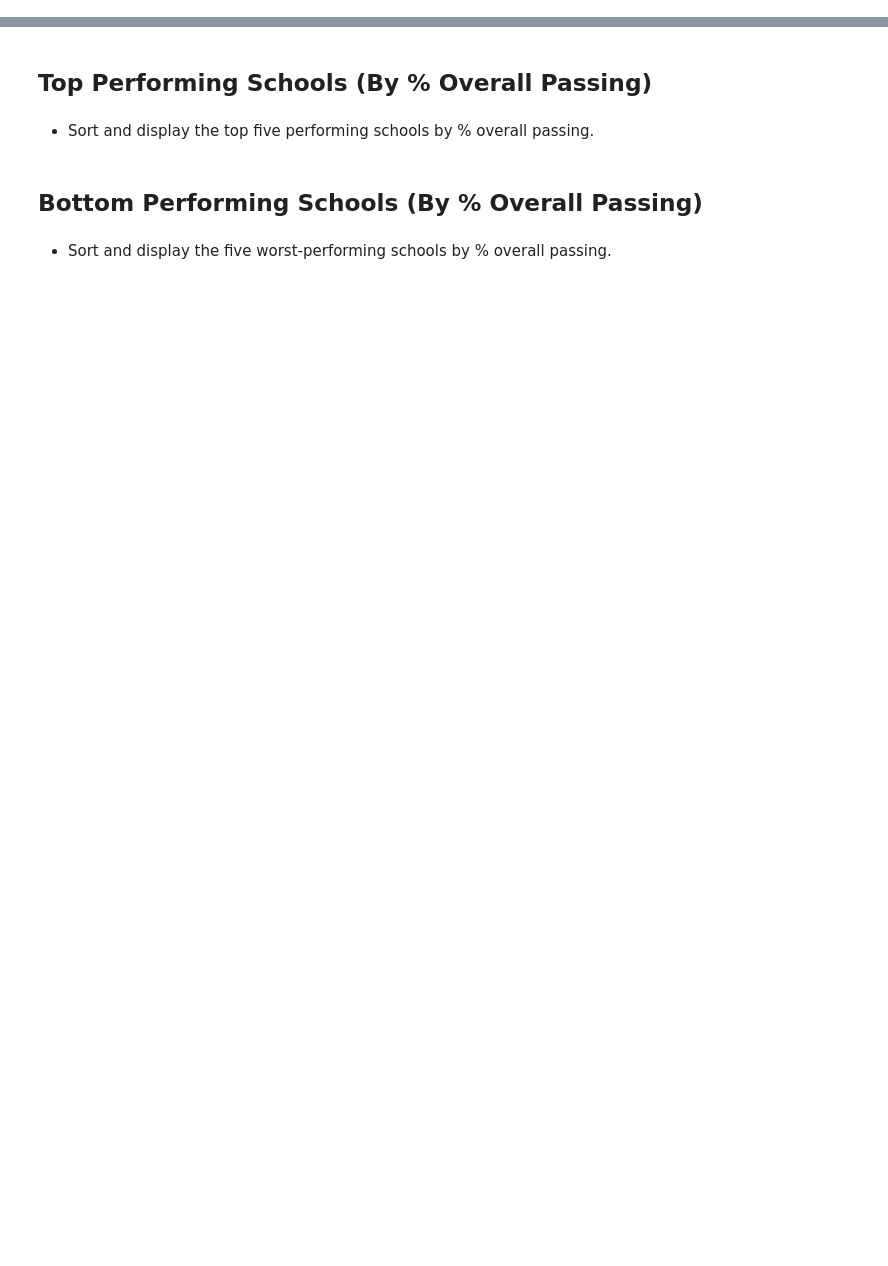
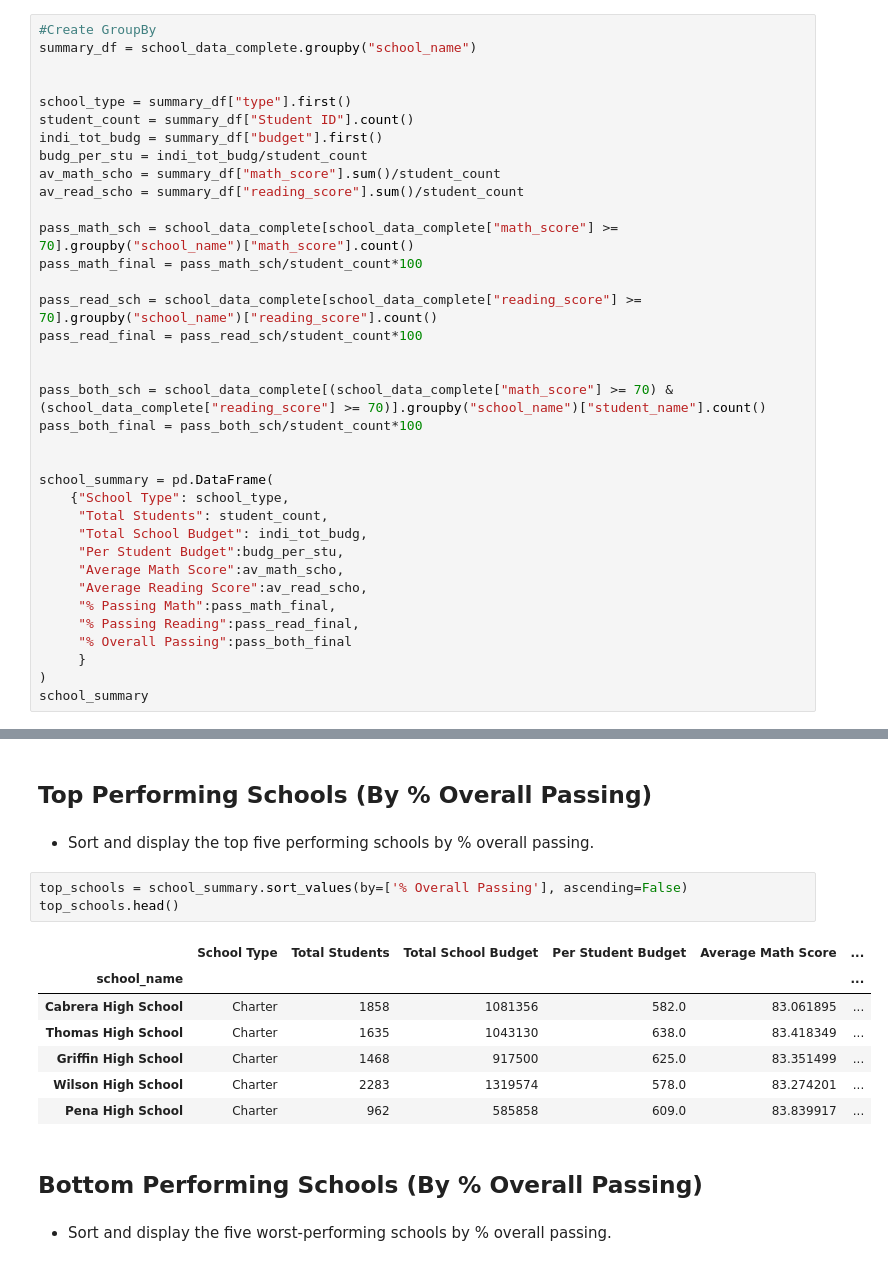
Before and after one commit to JMWilliams3790/pandas-challenge, a Jupyter notebook: PyCitySchools/PyCitySchools_starter.ipynb, the cells around one changed output, grey strips where cells are left out. Cells and saved outputs as stored; diff of their text form; blank space fills up the shorter version.

```diff
--- a/PyCitySchools/PyCitySchools_starter.ipynb
+++ b/PyCitySchools/PyCitySchools_starter.ipynb
@@ -145,0 +90,36 @@ school_summary
+# %%
+#Create GroupBy
+summary_df = school_data_complete.groupby("school_name")
+
+
+school_type = summary_df["type"].first()
+student_count = summary_df["Student ID"].count()
+indi_tot_budg = summary_df["budget"].first()
+budg_per_stu = indi_tot_budg/student_count
+av_math_scho = summary_df["math_score"].sum()/student_count
+av_read_scho = summary_df["reading_score"].sum()/student_count
+
+pass_math_sch = school_data_complete[school_data_complete["math_score"] >= 70].groupby("school_name")["math_score"].count()
+pass_math_final = pass_math_sch/student_count*100
+
+pass_read_sch = school_data_complete[school_data_complete["reading_score"] >= 70].groupby("school_name")["reading_score"].count()
+pass_read_final = pass_read_sch/student_count*100
+
+
+pass_both_sch = school_data_complete[(school_data_complete["math_score"] >= 70) & (school_data_complete["reading_score"] >= 70)].groupby("school_name")["student_name"].count()
+pass_both_final = pass_both_sch/student_count*100
+
+
+school_summary = pd.DataFrame(
+    {"School Type": school_type,
+     "Total Students": student_count,
+     "Total School Budget": indi_tot_budg,
+     "Per Student Budget":budg_per_stu,
+     "Average Math Score":av_math_scho,
+     "Average Reading Score":av_read_scho,
+     "% Passing Math":pass_math_final,
+     "% Passing Reading":pass_read_final,
+     "% Overall Passing":pass_both_final
+     }
+)
+school_summary
@@ -147,6 +147,17 @@ school_summary
 ## Top Performing Schools (By % Overall Passing)
 # %% [markdown]
 * Sort and display the top five performing schools by % overall passing.
+# %%
+top_schools = school_summary.sort_values(by=['% Overall Passing'], ascending=False)
+top_schools.head()
+# %% [output]
+|  | School Type | Total Students | Total School Budget | Per Student Budget | Average Math Score | ... |
+| school_name |  |  |  |  |  | ... |
+| Cabrera High School | Charter | 1858 | 1081356 | 582.0 | 83.061895 | ... |
+| Thomas High School | Charter | 1635 | 1043130 | 638.0 | 83.418349 | ... |
+| Griffin High School | Charter | 1468 | 917500 | 625.0 | 83.351499 | ... |
+| Wilson High School | Charter | 2283 | 1319574 | 578.0 | 83.274201 | ... |
+| Pena High School | Charter | 962 | 585858 | 609.0 | 83.839917 | ... |
 # %% [markdown]
 ## Bottom Performing Schools (By % Overall Passing)
 # %% [markdown]
```
Also changed, not shown: parts of 12 cells of this notebook.
